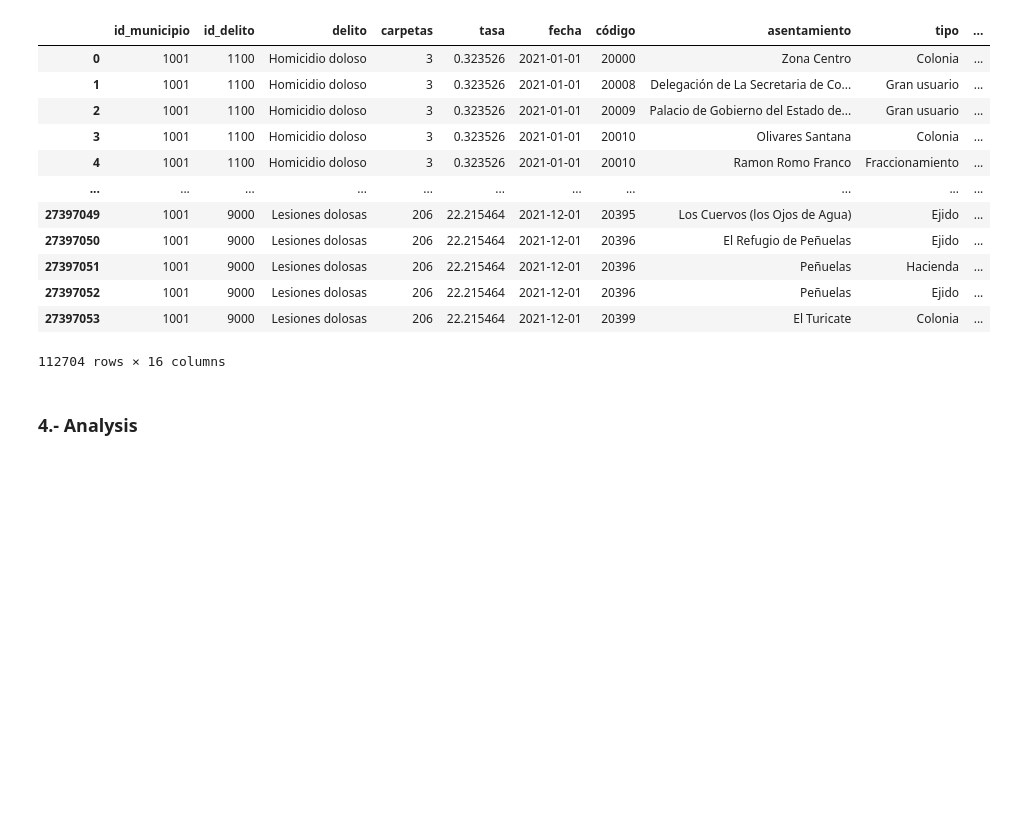
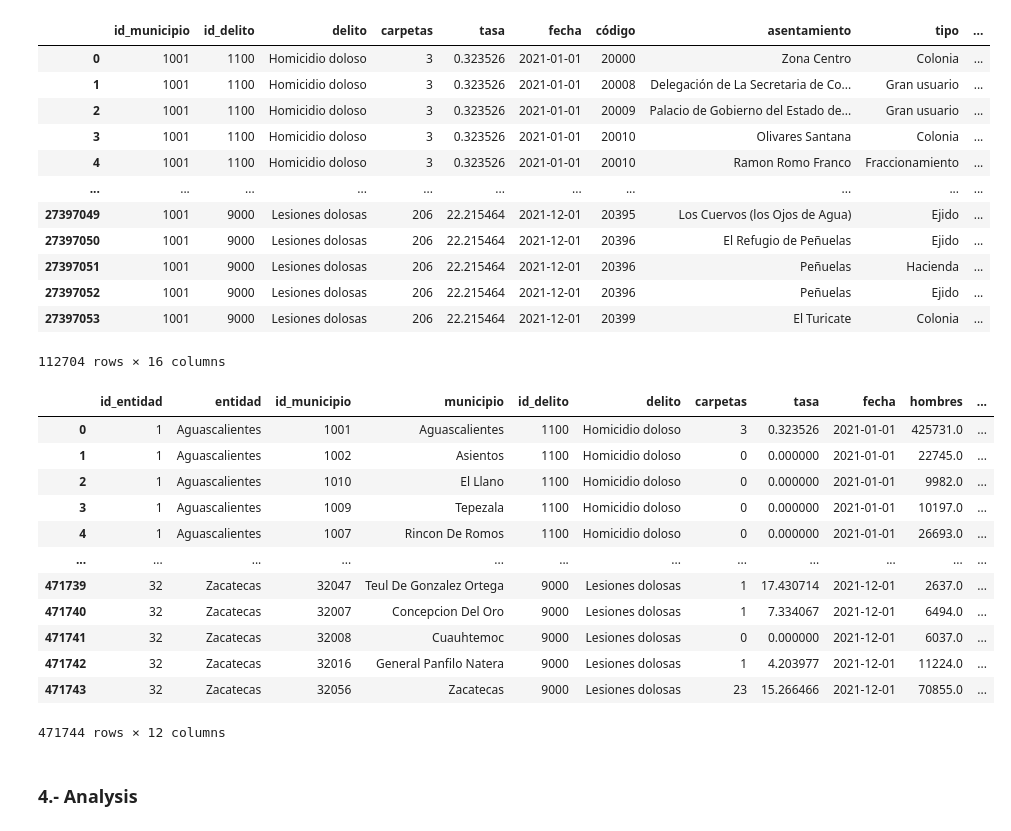
Before and after one commit to kevinmiguel97/Criminality-Analysis-Mexico, a Jupyter notebook: Crime_analysis.ipynb, the cells around one changed output. Drawn from its saved outputs; the diff is of its cells as text; code cells hidden in the pictures; blank space fills up the shorter version.

Commit message:
Aggregating crimes by municipio

```diff
--- a/Crime_analysis.ipynb
+++ b/Crime_analysis.ipynb
@@ -600,5 +600,29 @@ merged[merged['id_municipio'] == 1001]
 | 27397052 | 1001 | 9000 | Lesiones dolosas | 206 | 22.215464 | 2021-12-01 | 20396 | Peñuelas | Ejido | ... |
 | 27397053 | 1001 | 9000 | Lesiones dolosas | 206 | 22.215464 | 2021-12-01 | 20399 | El Turicate | Colonia | ... |
 112704 rows × 16 columns
+# %%
+# Grouping population information by id_municipio
+_ = cp_pop.groupby('id_municipio').agg({'hombres': np.mean,
+                                    'mujeres': np.mean,
+                                    'total': np.mean})
+
+# Joining
+df_pop = pd.merge(df, _, on='id_municipio', how='left')
+# %%
+df_pop
+# %% [output]
+|  | id_entidad | entidad | id_municipio | municipio | id_delito | delito | carpetas | tasa | fecha | hombres | ... |
+| 0 | 1 | Aguascalientes | 1001 | Aguascalientes | 1100 | Homicidio doloso | 3 | 0.323526 | 2021-01-01 | 425731.0 | ... |
+| 1 | 1 | Aguascalientes | 1002 | Asientos | 1100 | Homicidio doloso | 0 | 0.000000 | 2021-01-01 | 22745.0 | ... |
+| 2 | 1 | Aguascalientes | 1010 | El Llano | 1100 | Homicidio doloso | 0 | 0.000000 | 2021-01-01 | 9982.0 | ... |
+| 3 | 1 | Aguascalientes | 1009 | Tepezala | 1100 | Homicidio doloso | 0 | 0.000000 | 2021-01-01 | 10197.0 | ... |
+| 4 | 1 | Aguascalientes | 1007 | Rincon De Romos | 1100 | Homicidio doloso | 0 | 0.000000 | 2021-01-01 | 26693.0 | ... |
+| ... | ... | ... | ... | ... | ... | ... | ... | ... | ... | ... | ... |
+| 471739 | 32 | Zacatecas | 32047 | Teul De Gonzalez Ortega | 9000 | Lesiones dolosas | 1 | 17.430714 | 2021-12-01 | 2637.0 | ... |
+| 471740 | 32 | Zacatecas | 32007 | Concepcion Del Oro | 9000 | Lesiones dolosas | 1 | 7.334067 | 2021-12-01 | 6494.0 | ... |
+| 471741 | 32 | Zacatecas | 32008 | Cuauhtemoc | 9000 | Lesiones dolosas | 0 | 0.000000 | 2021-12-01 | 6037.0 | ... |
+| 471742 | 32 | Zacatecas | 32016 | General Panfilo Natera | 9000 | Lesiones dolosas | 1 | 4.203977 | 2021-12-01 | 11224.0 | ... |
+| 471743 | 32 | Zacatecas | 32056 | Zacatecas | 9000 | Lesiones dolosas | 23 | 15.266466 | 2021-12-01 | 70855.0 | ... |
+471744 rows × 12 columns
 # %% [markdown]
 ### 4.- Analysis
```
Also changed, not shown: parts of 1 cell of this notebook.
